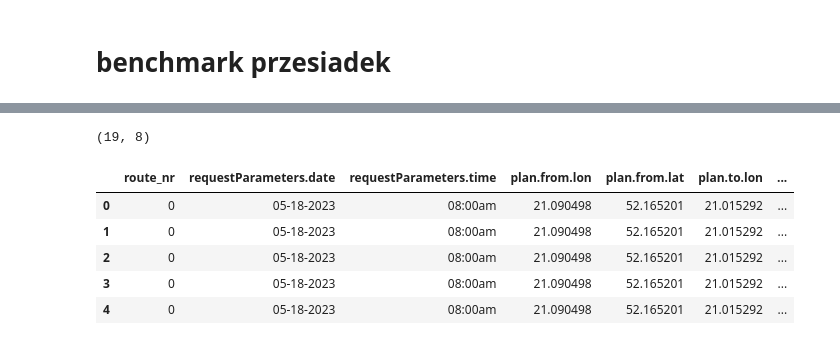
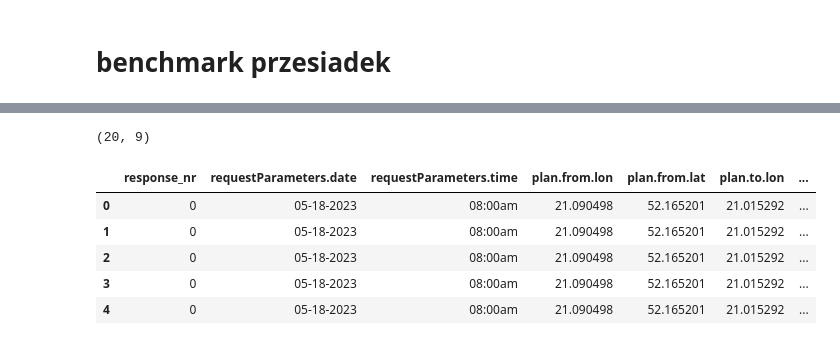
Before and after one commit to hoanganhlinh/praca-inzynierska, a Jupyter notebook: request_handler.ipynb, the cells around one changed output, grey strips where cells are left out. Cells and saved outputs as stored; diff of their text form; code cells hidden in the pictures.

Commit message:
create itineraries_handler

```diff
--- a/request_handler.ipynb
+++ b/request_handler.ipynb
@@ -112,0 +341,13 @@ my_map.save("../plots/EDA/stops_occupancy.html")
+# %%
+tmp = pd.DataFrame()
+for num, row in legs_df.iterrows():
+    if not isinstance(row['intermediateStops'],list):
+        continue
+    stops = pd.json_normalize(row['intermediateStops'])
+    stops['response_nr'] = row['response_nr']
+    stops['itinerary_nr'] = row['itinerary_nr']
+    stops['leg_nr'] = row['leg_nr']
+    stops['intermediate_stop_nr'] = list(range(stops.shape[0]))
+    tmp = pd.concat([tmp, stops])
+stops_df = legs_df.merge(tmp, on = ['response_nr', 'itinerary_nr', 'leg_nr'], how='left')
+stops_df.head()
@@ -113,9 +366,7 @@ my_map.save("../plots/EDA/stops_occupancy.html")
 # %%
-origins = ['52.165201167925254, 21.09049767259721', '52.234521294640146, 21.053933021267078']
-destinations = ['52.248963845311124, 21.01529146366968', '52.16066953299534, 21.013316804040734']
 time = '08:00am'
 date = '05-18-2023'
-df = pd.DataFrame()
+rt_df = pd.DataFrame()
 for src, dst in zip(origins, destinations):
     query_parameters = {
             "fromPlace": src,
@@ -123,7 +374,7 @@ for src, dst in zip(origins, destinations):
             "time": time,
             "date": date,
             "mode": "TRANSIT,WALK",
-            "arriveBy": "false",
+            "arriveBy": "True",
             "wheelchair": "false",
             "showIntermediateStops": "true",
             "debugItineraryFilter": "false",
@@ -135,8 +386,8 @@ for src, dst in zip(origins, destinations):
         }
     q, response = get_response(query_parameters)
 
-    df = pd.concat([df, pd.json_normalize(response.json())], ignore_index=True)
-df = df.drop(columns = ['previousPageCursor',
+    rt_df = pd.concat([rt_df, pd.json_normalize(response.json())], ignore_index=True)
+rt_df = rt_df.drop(columns = ['previousPageCursor',
                         'nextPageCursor',
                         'elevationMetadata.ellipsoidToGeoidDifference',
                         'elevationMetadata.geoidElevation',
@@ -145,39 +396,51 @@ df = df.drop(columns = ['previousPageCursor',
                         'requestParameters.walkReluctance',
                         'requestParameters.numItineraries',
                         'requestParameters.arriveBy',
                         'requestParameters.debugItineraryFilter',
                         'requestParameters.showIntermediateStops',
                         'requestParameters.wheelchair',
                         'requestParameters.fromPlace',
                         'requestParameters.mode',
                         'requestParameters.toPlace',
                         'requestParameters.additionalParameters',
                         'plan.date',
                         'plan.from.name',
                         'plan.from.vertexType',
                         'plan.to.name',
                         'plan.to.vertexType',
                         'metadata.searchWindowUsed',
                         'metadata.nextDateTime',
                         'metadata.prevDateTime',
                         'debugOutput.precalculationTime',
                         'debugOutput.directStreetRouterTime',
                         'debugOutput.transitRouterTime',
                         'debugOutput.filteringTime',
                         'debugOutput.renderingTime',
                         'debugOutput.totalTime',
                         'debugOutput.transitRouterTimes.tripPatternFilterTime',
                         'debugOutput.transitRouterTimes.accessEgressTime',
                         'debugOutput.transitRouterTimes.raptorSearchTime',
                         'debugOutput.transitRouterTimes.itineraryCreationTime',
                         ])
-df = df.explode('plan.itineraries').reset_index().rename(columns={'plan.itineraries' : 'itinerary'})
-df.rename(columns={'index' : 'route_nr'}, inplace=True)
-print(df.shape)
-df.head()
+# explode itineraries
+rt_df = rt_df.explode('plan.itineraries').reset_index().rename(columns={'plan.itineraries' : 'itinerary'})
+rt_df.rename(columns={'index' : 'response_nr'}, inplace=True)
+i = 0
+itineraries = []
+prev_row_resp_nr = -1
+for _, row in rt_df.iterrows():
+    if row['response_nr'] == prev_row_resp_nr:
+        i+=1
+    else:
+        i = 0
+    itineraries.append(i)
+    prev_row_resp_nr = row['response_nr']
+rt_df['itinerary_nr'] = itineraries
+print(rt_df.shape)
+rt_df.head()
 # %% [output]
-(19, 8)
+(20, 9)
-|  | route_nr | requestParameters.date | requestParameters.time | plan.from.lon | plan.from.lat | plan.to.lon | ... |
+|  | response_nr | requestParameters.date | requestParameters.time | plan.from.lon | plan.from.lat | plan.to.lon | ... |
 | 0 | 0 | 05-18-2023 | 08:00am | 21.090498 | 52.165201 | 21.015292 | ... |
 | 1 | 0 | 05-18-2023 | 08:00am | 21.090498 | 52.165201 | 21.015292 | ... |
 | 2 | 0 | 05-18-2023 | 08:00am | 21.090498 | 52.165201 | 21.015292 | ... |
```
Also changed, not shown: parts of 29 cells of this notebook, 1 other file.
